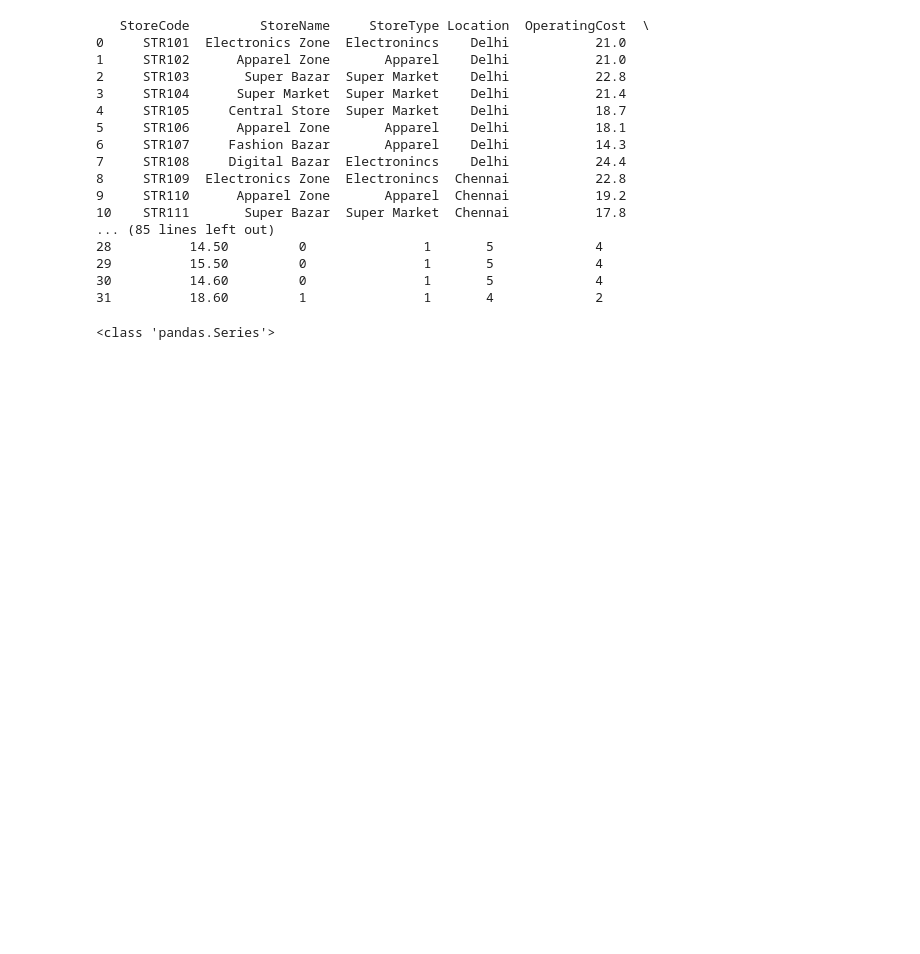
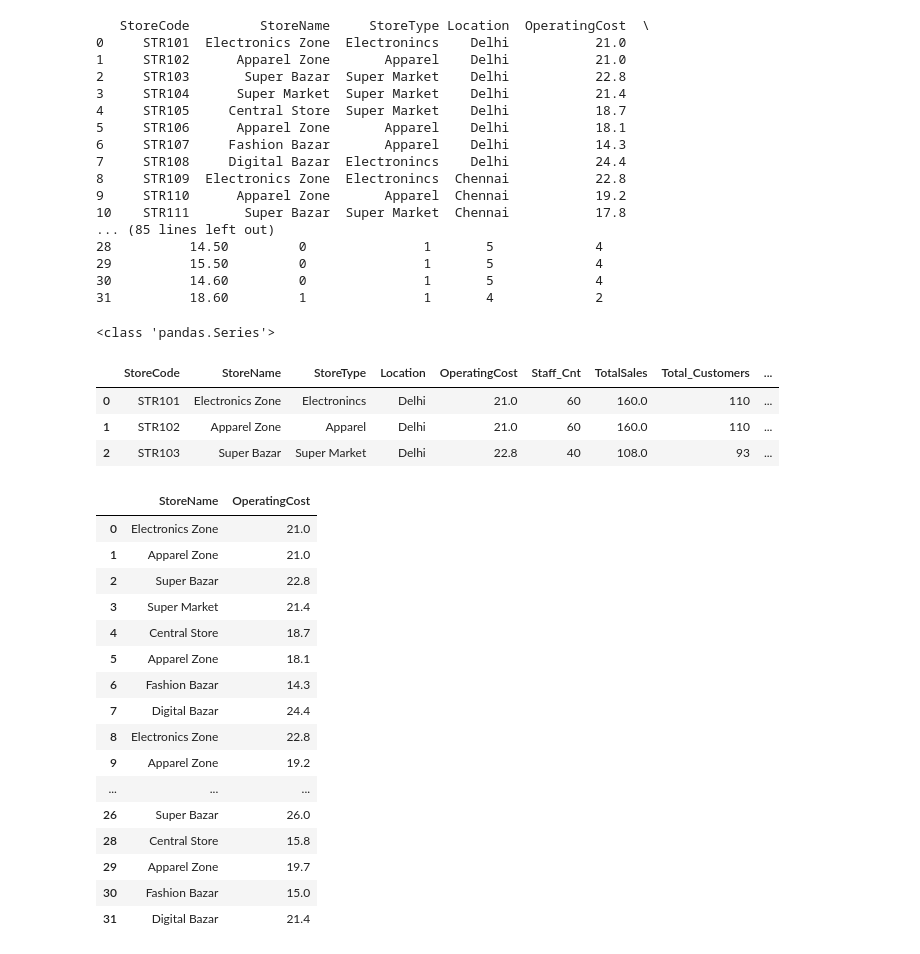
Before and after one commit to Addya-Swaroop/python-dv, a Jupyter notebook: pandas.ipynb, the cells around one changed output. Saved outputs shown, nothing was run; the diff lists cells and outputs as text; code cells hidden in the pictures; blank space fills up the shorter version.

Commit message:
pandas completed

```diff
--- a/pandas.ipynb
+++ b/pandas.ipynb
@@ -543,3 +543,32 @@ place=file['Location']
 print(type(place))
 # %% [output]
 <class 'pandas.Series'>
+# %%
+import pandas as pd
+file=pd.read_csv("stores.csv")
+file.iloc[0:3]
+# %% [output]
+|  | StoreCode | StoreName | StoreType | Location | OperatingCost | Staff_Cnt | TotalSales | Total_Customers | ... |
+| 0 | STR101 | Electronics Zone | Electronincs | Delhi | 21.0 | 60 | 160.0 | 110 | ... |
+| 1 | STR102 | Apparel Zone | Apparel | Delhi | 21.0 | 60 | 160.0 | 110 | ... |
+| 2 | STR103 | Super Bazar | Super Market | Delhi | 22.8 | 40 | 108.0 | 93 | ... |
+# %%
+file.loc[file.TotalSales>100,['StoreName','OperatingCost']]
+# %% [output]
+|  | StoreName | OperatingCost |
+| 0 | Electronics Zone | 21.0 |
+| 1 | Apparel Zone | 21.0 |
+| 2 | Super Bazar | 22.8 |
+| 3 | Super Market | 21.4 |
+| 4 | Central Store | 18.7 |
+| 5 | Apparel Zone | 18.1 |
+| 6 | Fashion Bazar | 14.3 |
+| 7 | Digital Bazar | 24.4 |
+| 8 | Electronics Zone | 22.8 |
+| 9 | Apparel Zone | 19.2 |
+| ... | ... | ... |
+| 26 | Super Bazar | 26.0 |
+| 28 | Central Store | 15.8 |
+| 29 | Apparel Zone | 19.7 |
+| 30 | Fashion Bazar | 15.0 |
+| 31 | Digital Bazar | 21.4 |
```
Also changed, not shown: parts of 1 cell of this notebook.
